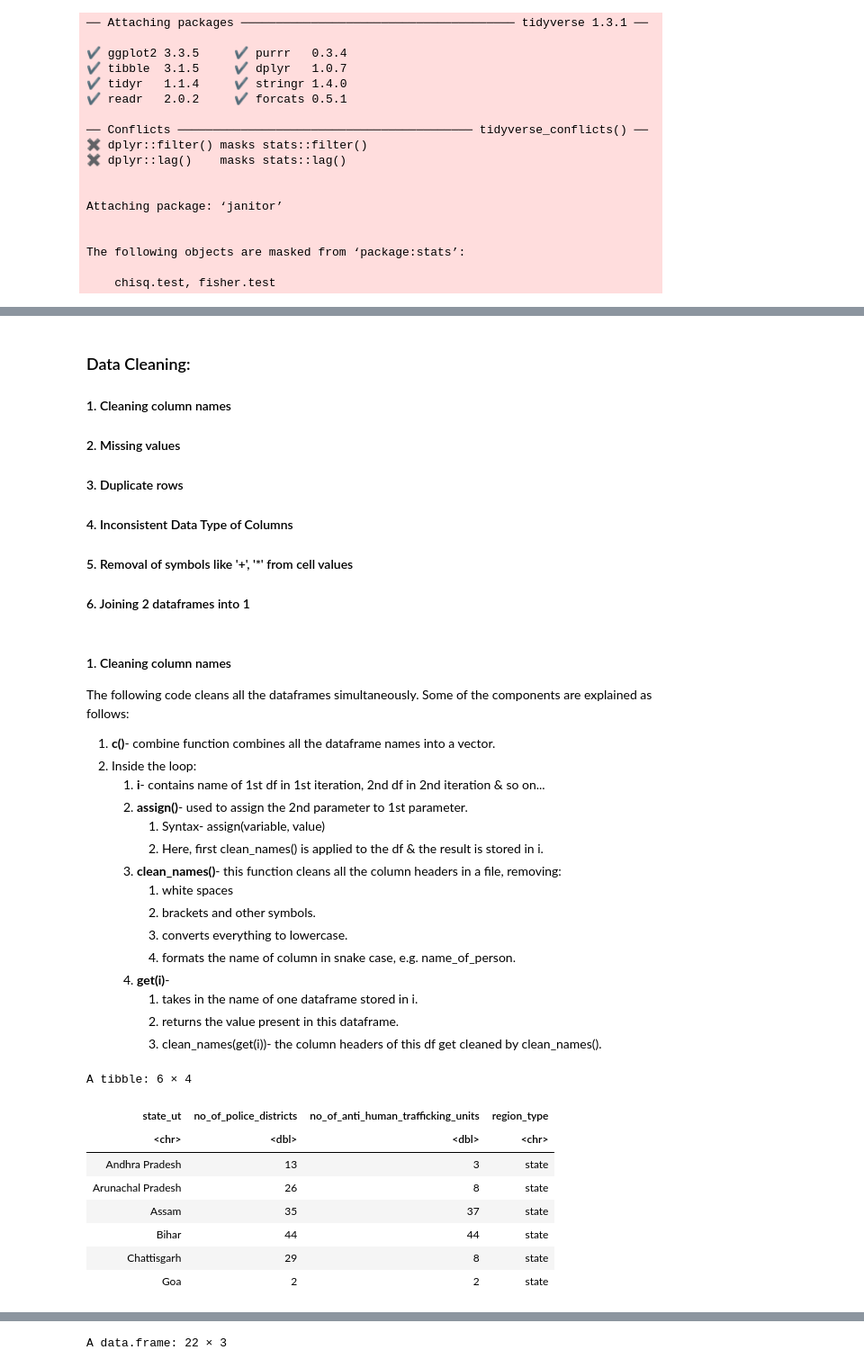
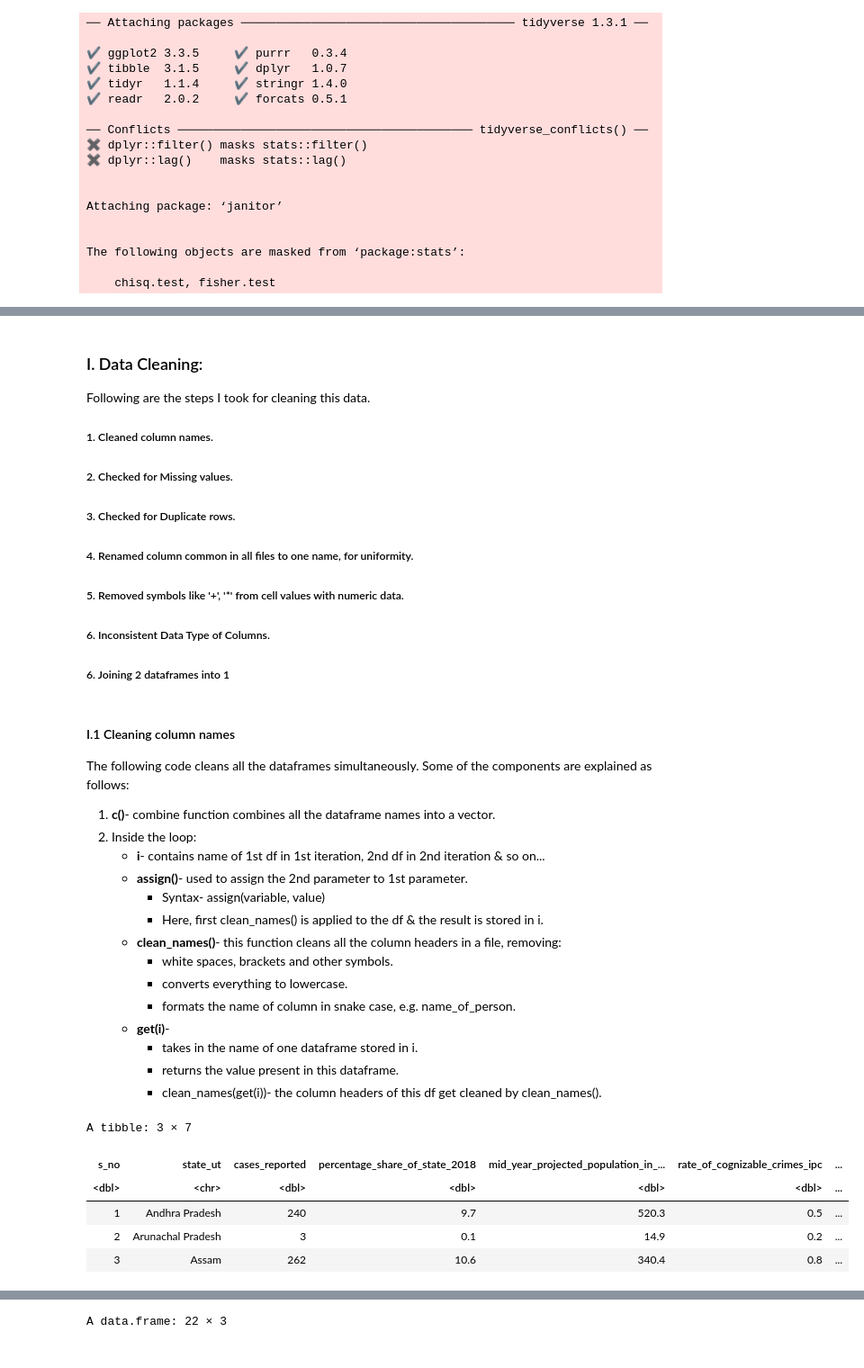
Before and after one commit to Cshefali/Human-Trafficking-India-Analysis, a Jupyter notebook: india-human-trafficking-analysis-2018-2020.ipynb, the cells around one changed output, grey strips where cells are left out. Shown: that part at 90% size. Saved outputs shown, nothing was run; the diff lists cells and outputs as text; code cells hidden in the pictures.

```diff
--- a/india-human-trafficking-analysis-2018-2020.ipynb
+++ b/india-human-trafficking-analysis-2018-2020.ipynb
@@ -85,31 +83,32 @@ A tibble: 6 × 7
 | 5 | Chhattisgarh | 51 | 2.1 | 284.7 | 0.2 | ... |
 | 6 | Goa | 55 | 2.2 | 15.3 | 3.6 | ... |
 # %% [markdown]
-### Data Cleaning:
-#### 1. Cleaning column names
-#### 2. Missing values
-#### 3. Duplicate rows
-#### 4. Inconsistent Data Type of Columns
-#### 5. Removal of symbols like '+', '\*' from cell values
-#### 6. Joining 2 dataframes into 1
+### I. Data Cleaning:
+Following are the steps I took for cleaning this data.
+##### 1. Cleaned column names.
+##### 2. Checked for Missing values.
+##### 3. Checked for Duplicate rows.
+##### 4. Renamed column common in all files to one name, for uniformity.
+##### 5. Removed symbols like '+', '\*' from cell values with numeric data.
+##### 6. Inconsistent Data Type of Columns.
+##### 6. Joining 2 dataframes into 1
 # %% [markdown]
-#### 1. Cleaning column names
+#### I.1 Cleaning column names
 The following code cleans all the dataframes simultaneously. Some of the components are explained as follows:
 1. **c()**- combine function combines all the dataframe names into a vector.
 2. Inside the loop:
-    1. **i**- contains name of 1st df in 1st iteration, 2nd df in 2nd iteration & so on...
-    2. **assign()**- used to assign the 2nd parameter to 1st parameter.
-        1. Syntax- assign(variable, value)
-        2. Here, first clean_names() is applied to the df & the result is stored in i.
-    3. **clean_names()**- this function cleans all the column headers in a file, removing:
-        1. white spaces
-        2. brackets and other symbols.
-        3. converts everything to lowercase.
-        4. formats the name of column in snake case, e.g. name_of_person.
-    4. **get(i)**-
-        1. takes in the name of one dataframe stored in i.
-        2. returns the value present in this dataframe.
-        3. clean_names(get(i))- the column headers of this df get cleaned by clean_names().
+    * **i**- contains name of 1st df in 1st iteration, 2nd df in 2nd iteration & so on...
+    * **assign()**- used to assign the 2nd parameter to 1st parameter.
+        * Syntax- assign(variable, value)
+        *  Here, first clean_names() is applied to the df & the result is stored in i.
+    * **clean_names()**- this function cleans all the column headers in a file, removing:
+        * white spaces, brackets and other symbols.
+        * converts everything to lowercase.
+        * formats the name of column in snake case, e.g. name_of_person.
+    * **get(i)**-
+        * takes in the name of one dataframe stored in i.
+        * returns the value present in this dataframe.
+        * clean_names(get(i))- the column headers of this df get cleaned by clean_names().
 # %%
 #cleaning the column headers of all files simultaneously.
 #All spaces, symbols, brackets, upper case is removed
@@ -121,16 +120,14 @@ dataframe_names <- c("states_data_18","victims_18","rescued_victims_18","victims
 for (i in dataframe_names)
     {assign(i,janitor::clean_names(get(i)))
     }
-# %%
-head(aht_units_20)
-# %% [output]
-A tibble: 6 × 4
-| state_ut | no_of_police_districts | no_of_anti_human_trafficking_units | region_type |
-| <chr> | <dbl> | <dbl> | <chr> |
-| Andhra Pradesh | 13 | 3 | state |
-| Arunachal Pradesh | 26 | 8 | state |
-| Assam | 35 | 37 | state |
-| Bihar | 44 | 44 | state |
-| Chattisgarh | 29 | 8 | state |
-| Goa | 2 | 2 | state |
+# %%
+#a quick look at cleaned column headers
+head(states_data_18,3)
+# %% [output]
+A tibble: 3 × 7
+| s_no | state_ut | cases_reported | percentage_share_of_state_2018 | mid_year_projected_population_in_... | rate_of_cognizable_crimes_ipc | ... |
+| <dbl> | <chr> | <dbl> | <dbl> | <dbl> | <dbl> | ... |
+| 1 | Andhra Pradesh | 240 | 9.7 | 520.3 | 0.5 | ... |
+| 2 | Arunachal Pradesh | 3 | 0.1 | 14.9 | 0.2 | ... |
+| 3 | Assam | 262 | 10.6 | 340.4 | 0.8 | ... |
 # %% [markdown]
```
Also changed, not shown: parts of 23 cells of this notebook.
